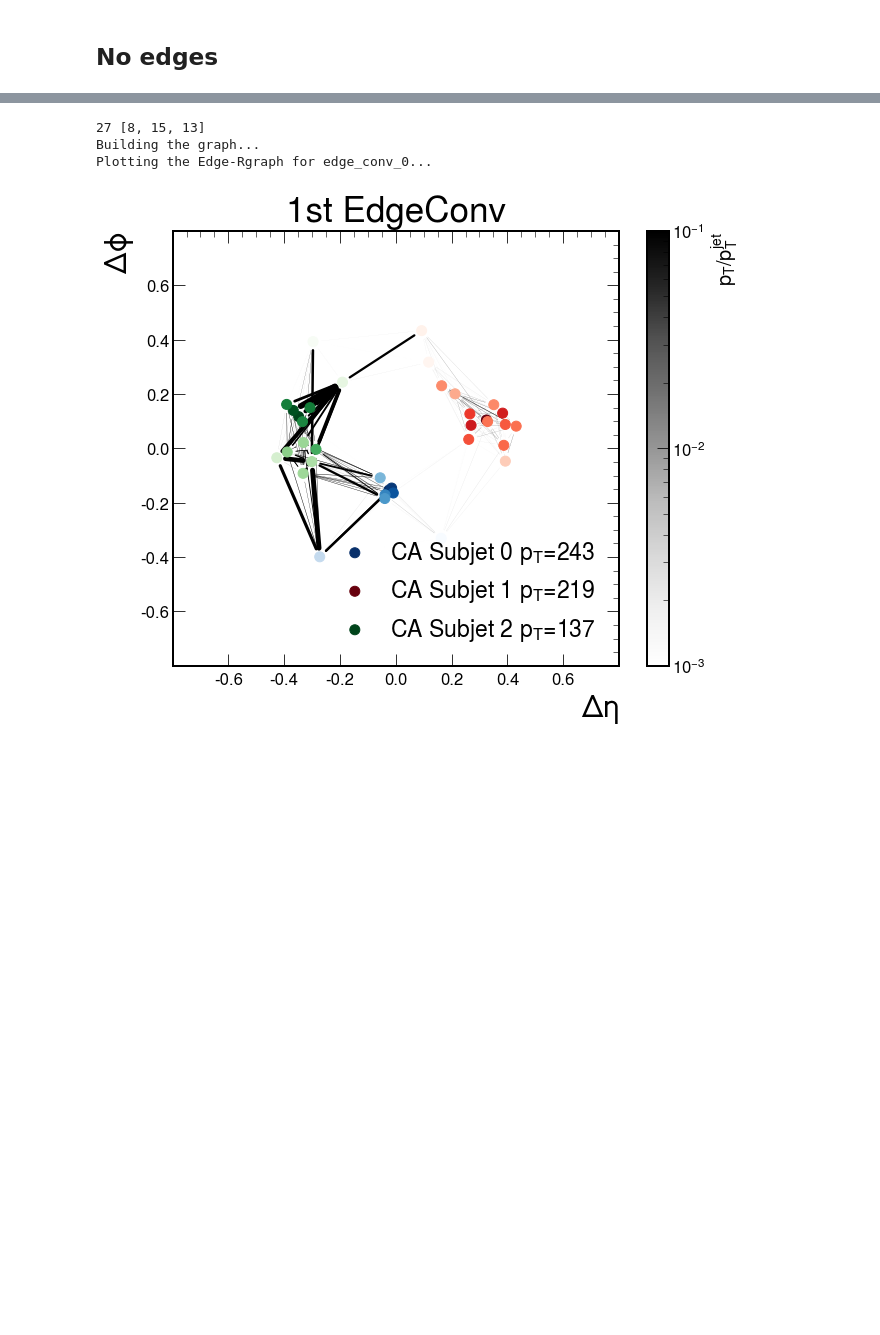
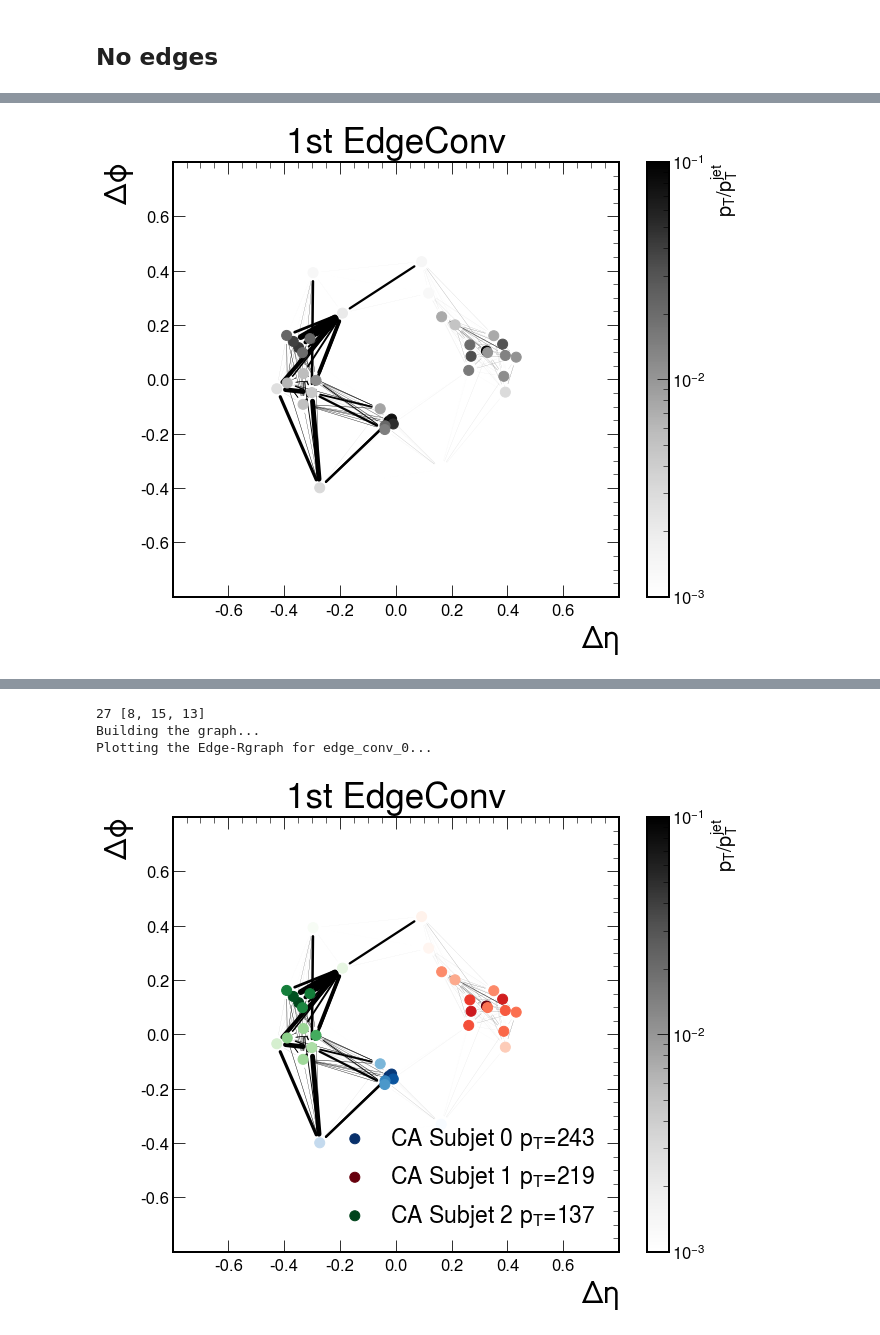
Before and after one commit to farakiko/xai4hep, a Jupyter notebook: binder/fastjet.ipynb, the cells around one changed output, grey strips where cells are left out. Saved outputs shown, nothing was run; the diff lists cells and outputs as text; code cells hidden in the pictures; blank space fills up the shorter version.

```diff
--- a/binder/fastjet.ipynb
+++ b/binder/fastjet.ipynb
@@ -274,0 +354,92 @@ Plotting the point cloud...
+# %%
+dic = {}
+dic['edge_conv_0'] = '1st EdgeConv'
+dic['edge_conv_1'] = '2nd EdgeConv'
+dic['edge_conv_2'] = '3rd EdgeConv'
+
+Num_jets = len(batch_px_list)
+for i in range(Num_jets):
+#     if i not in [21]:
+#         continue
+    if i != 27:
+        continue
+    jet_label = batch_y_list[i]
+
+    if jet_label!=1: # pick Tops for plotting
+        continue
+
+    jet_input = batch_x_list[i]
+
+    R_edges = R_edges_list[i]
+    edge_index_dic = edge_index_list[i]
+
+    px = batch_px_list[i]
+    py = batch_py_list[i]
+    pz = batch_pz_list[i]
+    e = batch_E_list[i]
+
+    # get subjets
+    subjet_idx, subjet_vectors, eta, phi, pt = get_subjets(px, py, pz, e)
+    print(i, [(subjet_idx==0).sum(), (subjet_idx==1).sum(), (subjet_idx==2).sum()])
+
+    print('Building the graph...')
+    eta = torch.tensor(eta).reshape(-1,1)
+    phi = torch.tensor(phi).reshape(-1,1)
+    eta_phi = torch.cat([eta, phi], axis=1)
+
+    # Get positions of nodes in the graph
+    pos = {}
+    num_nodes = len(px)
+    for node_i in range(num_nodes):
+        pos[node_i] = eta_phi.numpy()[node_i]
+
+
+    # plot edgeconv blocks
+    for edgeconv in ['edge_conv_0', 'edge_conv_1', 'edge_conv_2']:
+#     for edgeconv in ['edge_conv_2']:
+
+        edge_index, edge_weight = edge_index_dic[edgeconv], torch.abs(R_edges[edgeconv]).sum(axis=1)
+        edge_Rscores = edge_weight/sum(edge_weight)  # normalize sum of Rscores of all jets to be 1
+
+        data = torch_geometric.data.Data(edge_index=edge_index, edge_weight=edge_weight, num_nodes=num_nodes)
+        G = torch_geometric.utils.to_networkx(data, to_undirected=False)
+
+        print(f'Plotting the Edge-Rgraph for {edgeconv}...')
+        fig, ax = plt.subplots(figsize=(10, 8))
+        draw_networkx_nodes(G, pos,
+                            node_color=np.log(pt),
+                            node_size=100,
+                            cmap='Greys',
+                            ax=ax,
+                           )
+        plt.scatter([], [], c=[], cmap="Greys", norm=colors.LogNorm(vmin=0.001, vmax=0.1))
+        cbar = plt.colorbar()
+        cbar.set_label("$p_{\mathrm{T}} / p_{\mathrm{T}}^{\mathrm{jet}}$")
+
+        draw_networkx_edges(G, pos,
+                            width=100*(edge_Rscores),
+                            edge_color='k',
+                            style='solid',
+                            arrowsize=10,
+                            ax=ax,
+                            arrowstyle='-'
+                           )
+
+        ax.legend()
+        ax.tick_params(left=True, bottom=True, labelleft=True, labelbottom=True)
+
+        plt.xlabel(r"$\Delta\eta$", fontsize=30)
+        plt.ylabel(r"$\Delta\phi$", fontsize=30)
+
+        plt.ylim(-0.8, 0.8)
+        plt.xlim(-0.8, 0.8)
+        ax.set_xticks([-0.6, -0.4,-0.2,0,0.2,0.4, 0.6])
+        ax.set_yticks([-0.6, -0.4,-0.2,0,0.2,0.4, 0.6])
+    #     plt.legend(title="Top jet" if jet_label==1 else "QCD jet")
+        plt.legend(fontsize=23)
+        ax.set_title(f"{dic[edgeconv]}", pad=10, fontsize=35)
+        plt.savefig(f"/xai4hepvol/paper/no_subjets_{edgeconv}.pdf")
+        plt.show()
+#         break
+#     break
+# %% [output]
@@ -274,0 +451 @@ Plotting the point cloud...
+[figure, added]
```
Also changed, not shown: parts of 5 cells of this notebook.
